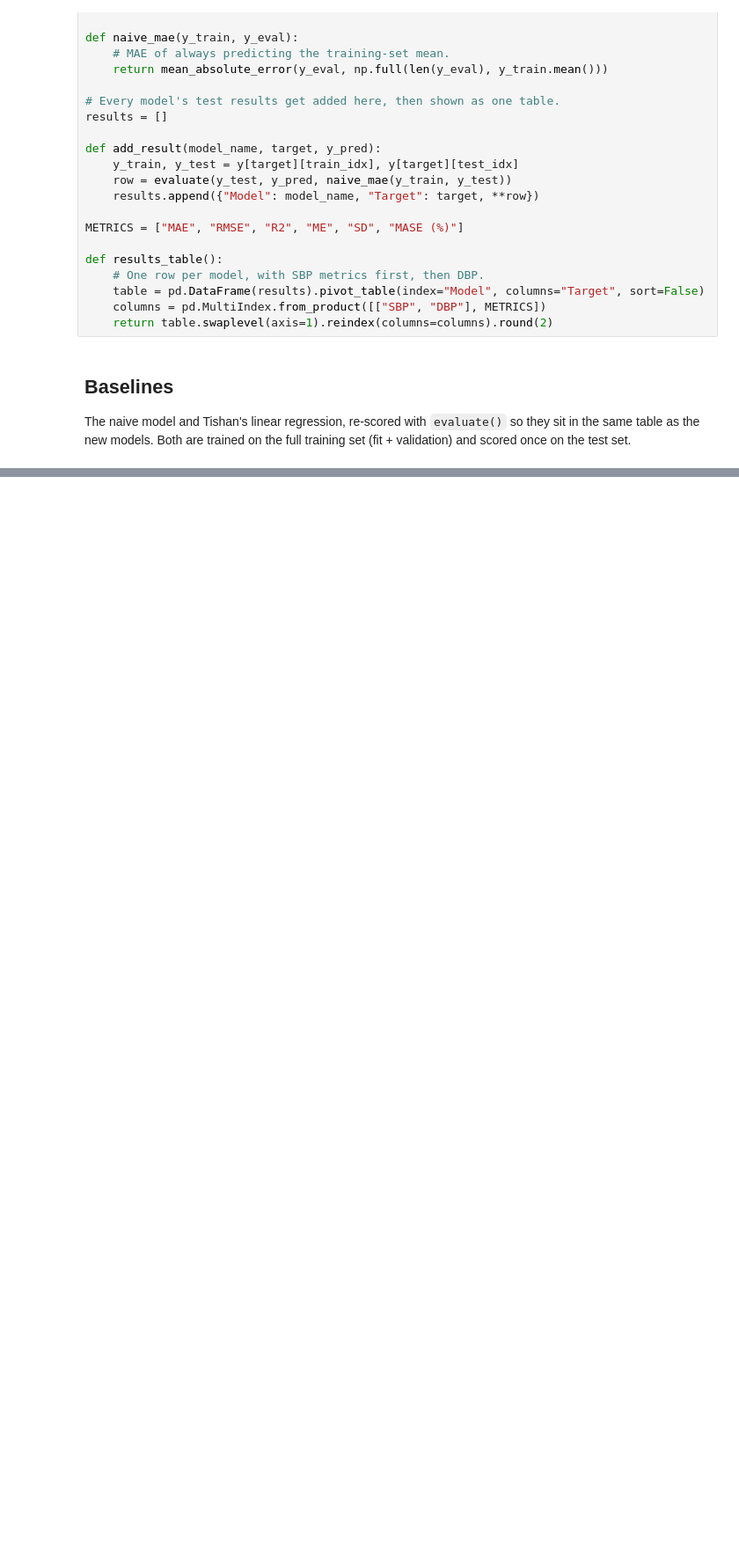
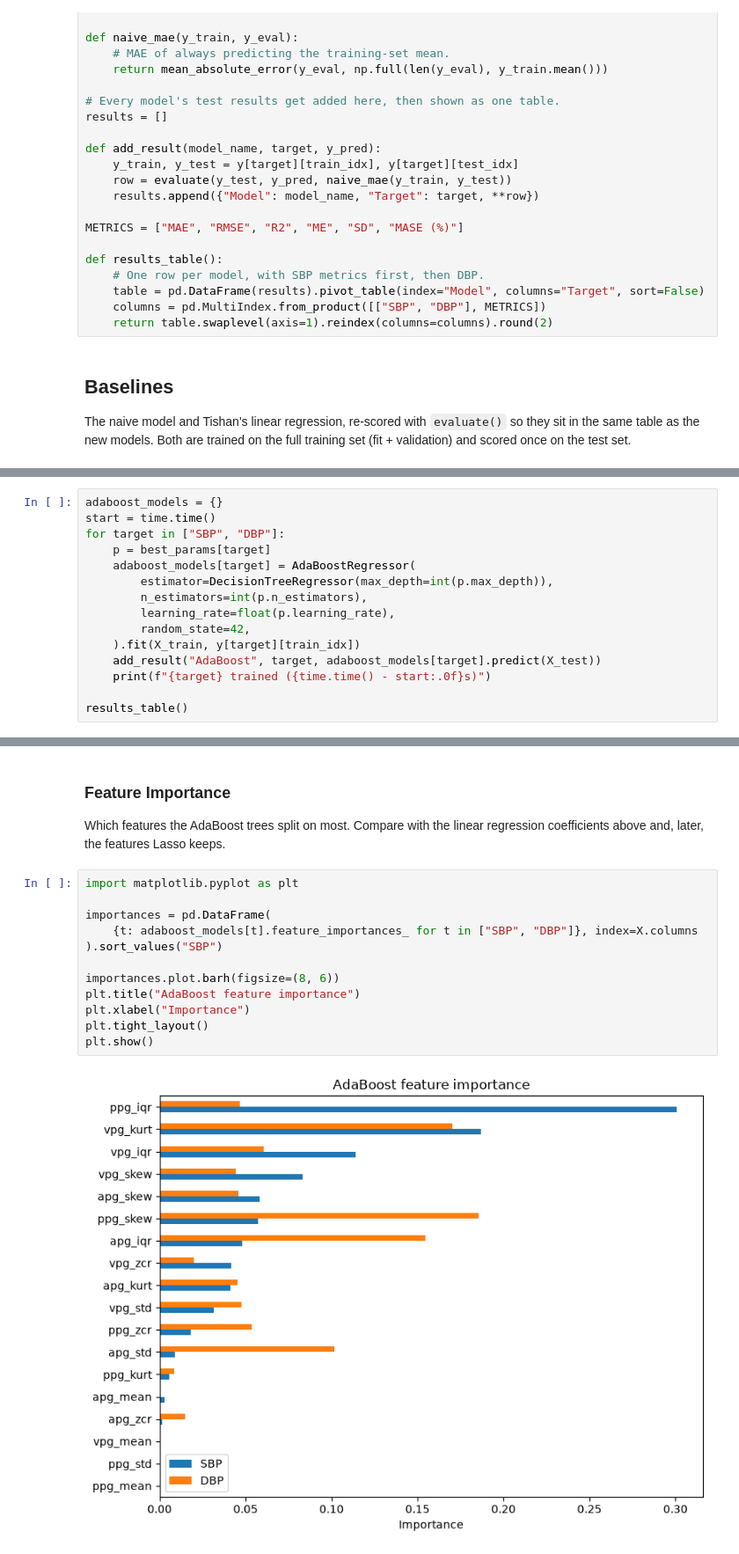
Before and after one commit to Break-Through-Tech/Microsoft-1B-educational-blood-pressure-estimation, a Jupyter notebook: notebooks/moyin_models.ipynb, the cells around one changed output, grey strips where cells are left out. Shown at 88% size. Saved outputs shown, nothing was run; the diff lists cells and outputs as text; blank space fills up the shorter version.

Commit message:
Add AdaBoost model and results

```diff
--- a/notebooks/moyin_models.ipynb
+++ b/notebooks/moyin_models.ipynb
@@ -1243,0 +1351,15 @@ results_table()
+# %%
+adaboost_models = {}
+start = time.time()
+for target in ["SBP", "DBP"]:
+    p = best_params[target]
+    adaboost_models[target] = AdaBoostRegressor(
+        estimator=DecisionTreeRegressor(max_depth=int(p.max_depth)),
+        n_estimators=int(p.n_estimators),
+        learning_rate=float(p.learning_rate),
+        random_state=42,
+    ).fit(X_train, y[target][train_idx])
+    add_result("AdaBoost", target, adaboost_models[target].predict(X_test))
+    print(f"{target} trained ({time.time() - start:.0f}s)")
+
+results_table()
@@ -1243,0 +1397,19 @@ results_table()
+# %% [markdown]
+### Feature Importance
+
+Which features the AdaBoost trees split on most. Compare with the linear
+regression coefficients above and, later, the features Lasso keeps.
+# %%
+import matplotlib.pyplot as plt
+
+importances = pd.DataFrame(
+    {t: adaboost_models[t].feature_importances_ for t in ["SBP", "DBP"]}, index=X.columns
+).sort_values("SBP")
+
+importances.plot.barh(figsize=(8, 6))
+plt.title("AdaBoost feature importance")
+plt.xlabel("Importance")
+plt.tight_layout()
+plt.show()
+# %% [output]
+[figure, added]
```
Also changed, not shown: parts of 9 cells of this notebook.
